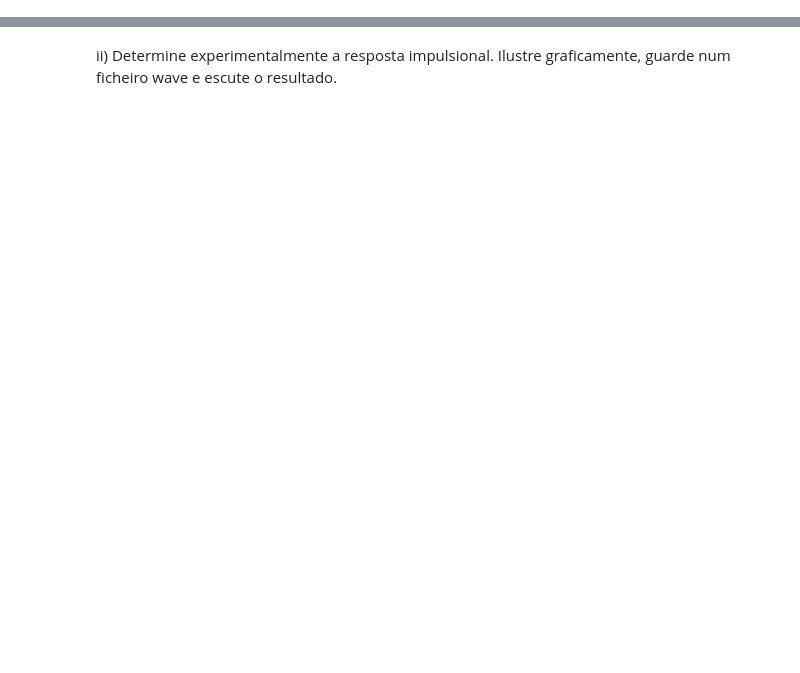
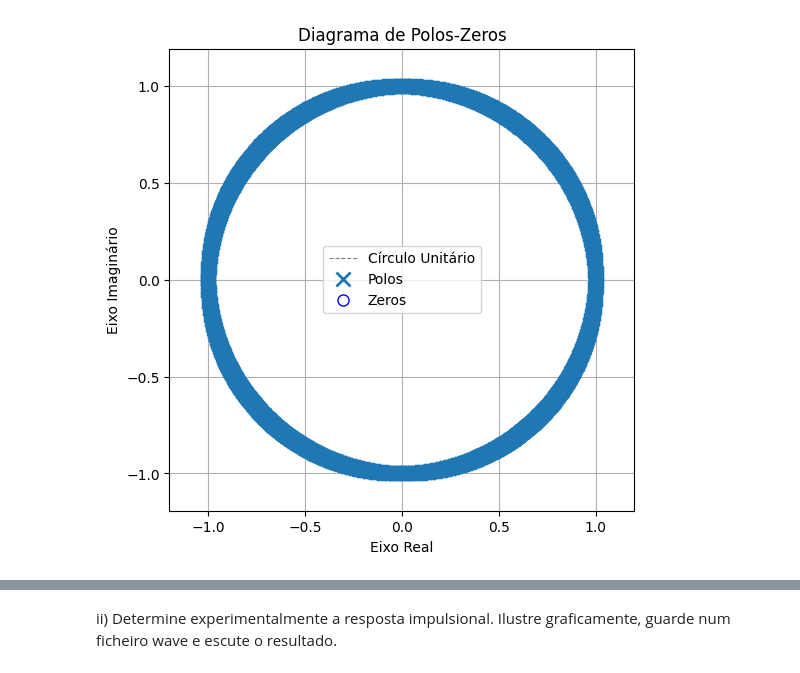
Before and after one commit to Dexiis/PSM-TP1, a Jupyter notebook: Trabalho 1.ipynb, the cells around one changed output, grey strips where cells are left out. Drawn from its saved outputs; the diff is of its cells as text; code cells hidden in the pictures; blank space fills up the shorter version.

```diff
--- a/Trabalho 1.ipynb
+++ b/Trabalho 1.ipynb
@@ -15,0 +16,92 @@
+# %%
+f_s = 44100
+tau_ms = 35  # Atraso típico entre 30 e 45 ms
+DC = int(f_s * (tau_ms / 1000)) # Atraso em amostras
+
+
+# O FBCF é estável apenas se 0 < a < 1
+ganhos_a = [0.95, 0.5, 0.1]
+
+
+def plot_pz_map(zeros, polos, a):
+    plt.figure(figsize=(6, 6))
+
+    # Desenhar o Círculo Unitário
+    ang = np.linspace(0, 2*np.pi, 100)
+    plt.plot(np.cos(ang), np.sin(ang), 'k--', alpha=0.5, linewidth=0.8, label='Círculo Unitário')
+
+    # Polos e Zeros
+    plt.plot(np.real(polos), np.imag(polos), 'x', markersize=10, markeredgewidth=2, label='Polos')
+    plt.plot(np.real(zeros), np.imag(zeros), 'o', markersize=8, markeredgecolor='b', markerfacecolor='w', label='Zeros')
+
+
+    plt.title('Diagrama de Polos-Zeros')
+    plt.xlabel('Eixo Real')
+    plt.ylabel('Eixo Imaginário')
+    plt.grid(True)
+    plt.axis('equal')
+    plt.xlim([-1.2, 1.2])
+    plt.ylim([-1.2, 1.2])
+    plt.legend()
+    plt.show()
+
+def plot_freq_response(w, H, a, f_s):
+    # Frequência em Hz
+    f = w * f_s / (2 * np.pi)
+
+    # Amplitude (Magnitude em dB)
+    mag_db = 20 * np.log10(np.abs(H))
+
+    # Fase em graus
+    fase_graus = np.degrees(np.unwrap(np.angle(H)))
+
+    fig, (ax1, ax2) = plt.subplots(2, 1, figsize=(10, 8))
+    fig.suptitle(f'Resposta em Frequência do FBCF ($\\alpha = {a}, DC = {DC}$ amostras)', fontsize=14)
+
+    # Gráfico de Amplitude (dB)
+    ax1.plot(f, mag_db)
+    ax1.set_title('Amplitude (dB)')
+    ax1.set_ylabel('Magnitude (dB)')
+    ax1.set_xlim([0, f_s / 2])
+    ax1.grid(which='both', linestyle='--', alpha=0.7)
+
+    # Gráfico de Fase (Graus)
+    ax2.plot(f, fase_graus)
+    ax2.set_title('Fase (Graus)')
+    ax2.set_xlabel('Frequência (Hz)')
+    ax2.set_ylabel('Fase (Graus)')
+    ax2.set_xlim([0, f_s / 2])
+    ax2.grid(which='both', linestyle='--', alpha=0.7)
+
+    plt.tight_layout(rect=[0, 0, 1, 0.96]) # Ajusta layout para o título
+    plt.show()
+
+# --- LOOP DE ANÁLISE PARA CADA GANHO ---
+
+print(f"--- Análise do Feadback Comb-Filter (FBCF) ---")
+print(f"Atraso $DC$ (amostras): {DC}")
+print(f"Taxa de Amostragem $f_s$: {f_s} Hz")
+print("-" * 50)
+
+
+for a in ganhos_a:
+
+    print(f"\n> Analisando Ganho alpha = {a}")
+
+    B = np.zeros(DC + 1)
+    B[DC] = 1
+
+    A = np.zeros(DC + 1)
+    A[0] = 1
+    A[DC] = -a
+
+
+    zeros, polos, ganho = ss.tf2zpk(B, A)
+
+    plot_pz_map(zeros, polos, a)
+
+    N_pontos = 2048
+    w, H = ss.freqz(B, A, worN=N_pontos)
+
+    plot_freq_response(w, H, a, f_s)
+# %% [output]
@@ -15,0 +117 @@
+[figure, added]
```
Also changed, not shown: parts of 11 cells of this notebook, 2 other files.
